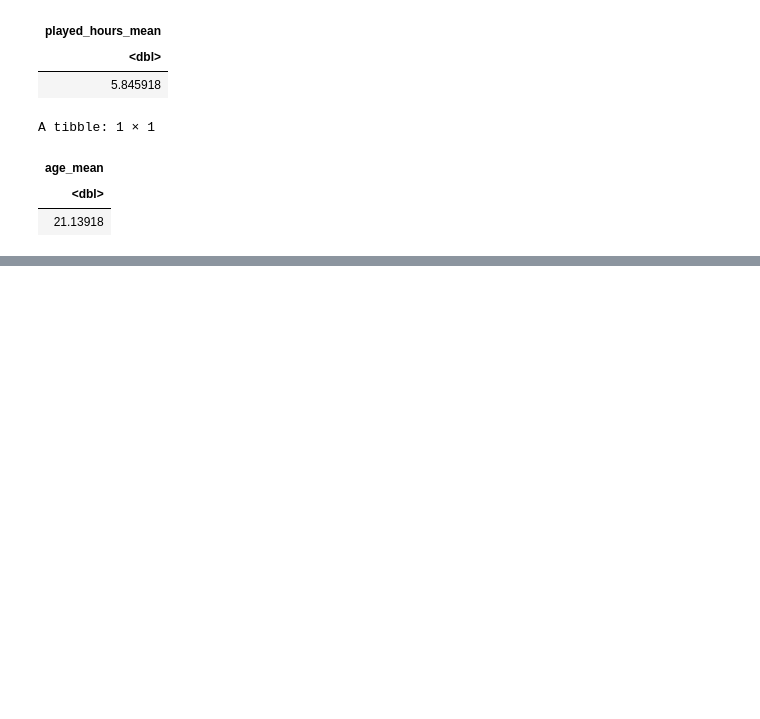
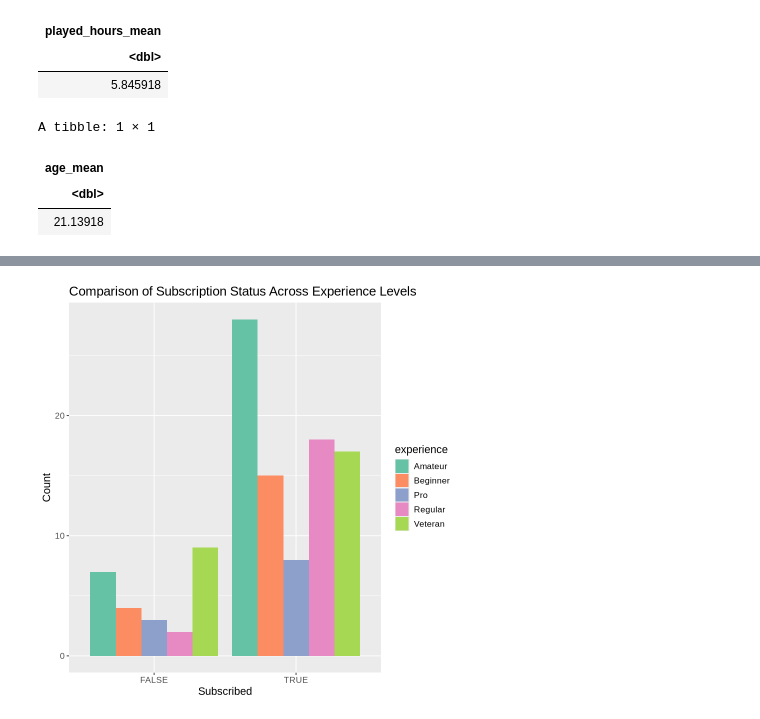
Before and after one commit to Yifan669/Project_individual_plan, a Jupyter notebook: individual project planning.ipynb, the cells around one changed output, grey strips where cells are left out. Drawn from its saved outputs; the diff is of its cells as text; code cells hidden in the pictures; blank space fills up the shorter version.

```diff
--- a/individual project planning.ipynb
+++ b/individual project planning.ipynb
@@ -263,0 +308,11 @@ The mean `played_hours` is 5.85 hours. The mean `Age` is 21.14 years old.
+# %%
+subscribe_experience <- ggplot(players_new, aes(x = subscribe)) +
+  geom_bar(aes(fill = experience), position = "dodge") +
+  xlab("Subscribed") +
+  ylab("Count") +
+  scale_fill_brewer(palette = "Set2") +
+  ggtitle("Comparison of Subscription Status Across Experience Levels") +
+  theme(text = element_text(size=13))
+subscribe_experience
+# %% [output]
+[figure, added]
```
Also changed, not shown: parts of 14 cells of this notebook.
